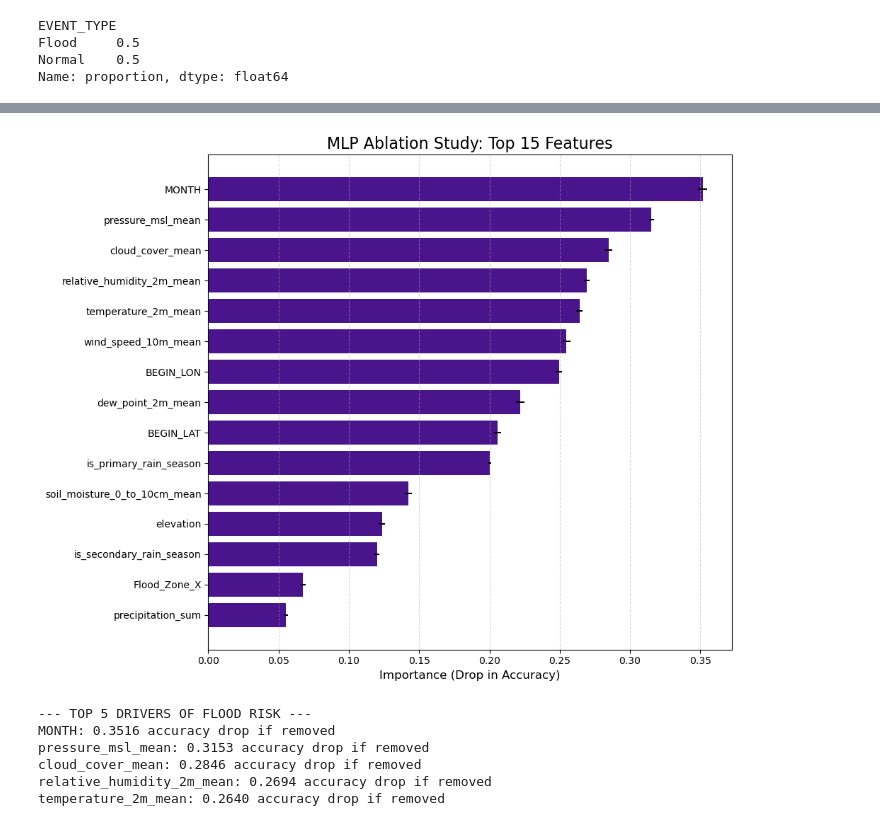
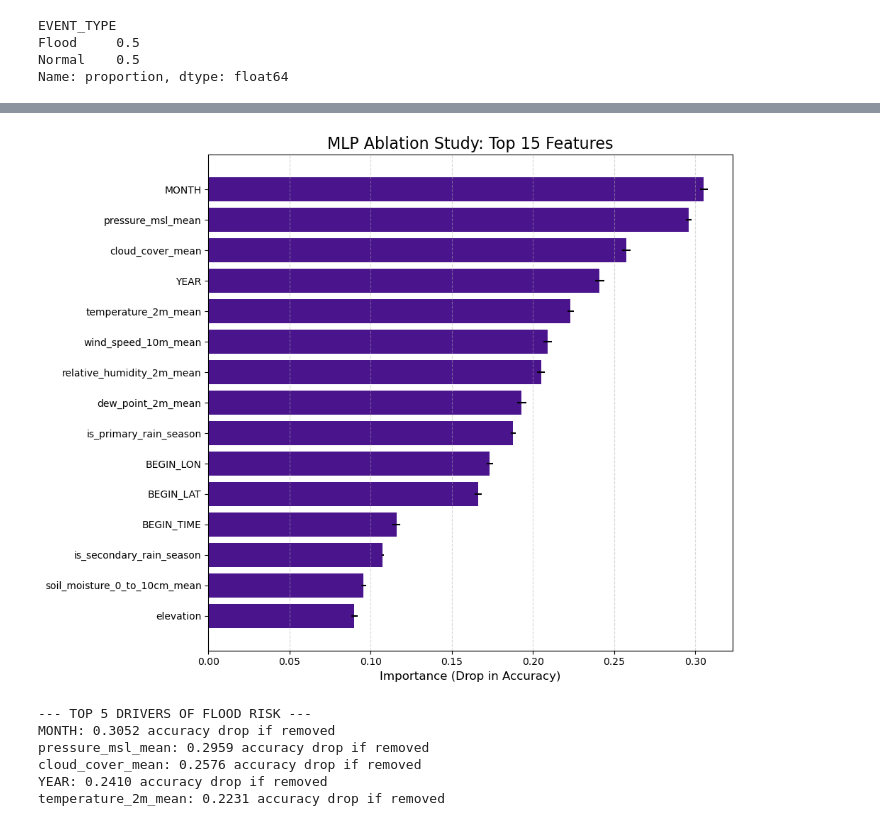
Before and after one commit to AnanthKothuri/GeospatialAIProject, a Jupyter notebook: models/Models.ipynb, the cells around one changed output, grey strips where cells are left out. Drawn from its saved outputs; the diff is of its cells as text; code cells hidden in the pictures.

```diff
--- a/models/Models.ipynb
+++ b/models/Models.ipynb
@@ -30,8 +30,8 @@ Data columns (total 31 columns):
 dtypes: bool(12), float64(12), int64(3), object(4)
 memory usage: 2.9+ MB
 # %%
-full_df = full_df.drop(['precipitation_sum', 'YEAR', 'STATE', 'FLOOD_CAUSE', 'EVENT_NARRATIVE', 'BEGIN_TIME'], axis=1)
-test_df = county_test_df.drop(['precipitation_sum', 'YEAR', 'BEGIN_TIME'], axis=1)
+full_df = full_df.drop(['STATE', 'FLOOD_CAUSE', 'EVENT_NARRATIVE', 'rain_sum'], axis=1)
+test_df = county_test_df.drop(['YEAR', 'BEGIN_TIME'], axis=1)
 # %%
 print(" --- TRAINING DATA --- ")
 for column in full_df.columns:
@@ -458,7 +465,7 @@ flood_df = pd.read_csv('../data/cleaned_flood_data.csv')
 non_flood_df = pd.read_csv('../data/cleaned_non_flood_data.csv')
 full_df = pd.concat([flood_df, non_flood_df], ignore_index=True)
 
-cols_to_drop = ["EVENT_TYPE", "BEGIN_TIME", "EVENT_NARRATIVE", "FLOOD_CAUSE", "STATE", "YEAR"]
+cols_to_drop = ["EVENT_TYPE", "EVENT_NARRATIVE", "FLOOD_CAUSE", "STATE", "rain_sum"]
 
 train_drop = [c for c in cols_to_drop if c in full_df.columns]
 X_new_train = full_df.drop(columns=train_drop)
@@ -490,40 +497,40 @@ result = permutation_importance(
 perm_sorted_idx = result.importances_mean.argsort()
 feature_names = X_target.columns.tolist()
 
 sorted_features = [feature_names[i] for i in perm_sorted_idx]
 sorted_importance = result.importances_mean[perm_sorted_idx]
 sorted_std = result.importances_std[perm_sorted_idx]
 
 top_n = 15
 sorted_idx = result.importances_mean.argsort()[-top_n:]
 
 plt.figure(figsize=(10, 8))
 plt.barh(
     [feature_names[i] for i in sorted_idx],
     result.importances_mean[sorted_idx],
     xerr=result.importances_std[sorted_idx],
     color='#4a148c',
     align='center'
 )
 
 plt.xlabel("Importance (Drop in Accuracy)", fontsize=12)
 plt.title(f"MLP Ablation Study: Top {top_n} Features", fontsize=16)
 plt.grid(axis='x', linestyle='--', alpha=0.5)
 plt.tight_layout()
 plt.show()
 
 print("\n--- TOP 5 DRIVERS OF FLOOD RISK ---")
 top_5_indices = perm_sorted_idx[::-1][:5]
 for i in top_5_indices:
     print(f"{feature_names[i]}: {result.importances_mean[i]:.4f} accuracy drop if removed")
 # %% [output]
-[figure, old version]
+[figure, new version]
 --- TOP 5 DRIVERS OF FLOOD RISK ---
-MONTH: 0.3516 accuracy drop if removed
-pressure_msl_mean: 0.3153 accuracy drop if removed
-cloud_cover_mean: 0.2846 accuracy drop if removed
-relative_humidity_2m_mean: 0.2694 accuracy drop if removed
-temperature_2m_mean: 0.2640 accuracy drop if removed
+MONTH: 0.3052 accuracy drop if removed
+pressure_msl_mean: 0.2959 accuracy drop if removed
+cloud_cover_mean: 0.2576 accuracy drop if removed
+YEAR: 0.2410 accuracy drop if removed
+temperature_2m_mean: 0.2231 accuracy drop if removed
 # %%
 import numpy as np
 import pandas as pd
```
Also changed, not shown: parts of 6 cells of this notebook.
